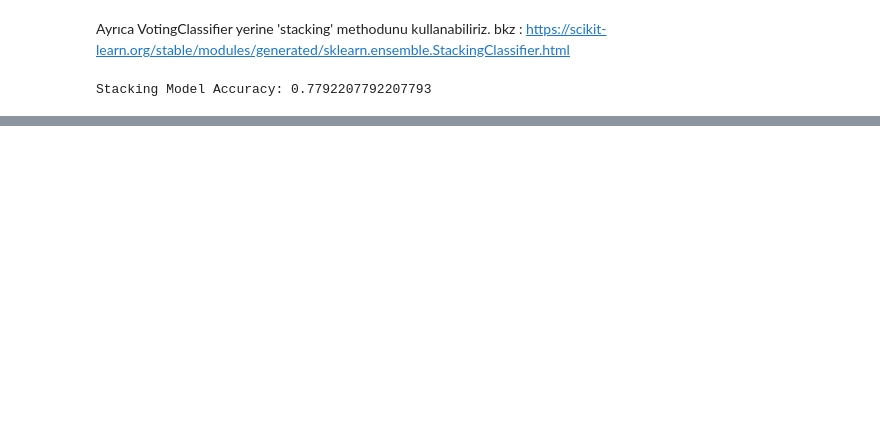
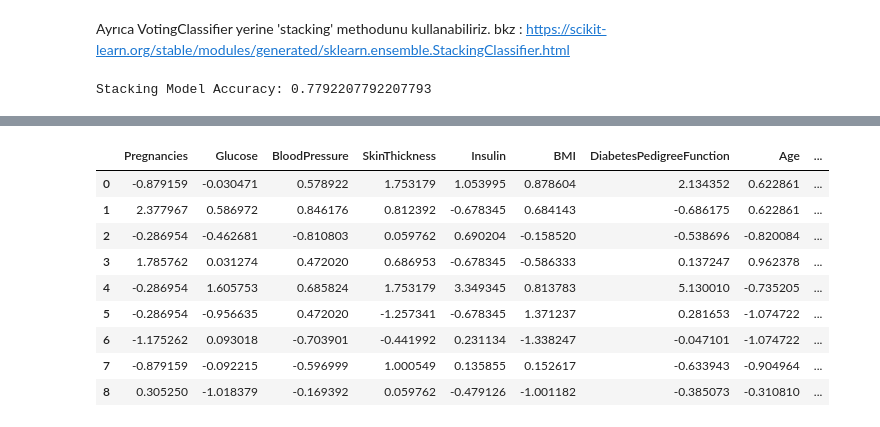
Before and after one commit to baranbingol1/ml-projects, a Jupyter notebook: Diyabet Veriseti Analiz ve Modelleme.ipynb, the cells around one changed output, grey strips where cells are left out. Saved outputs shown, nothing was run; the diff lists cells and outputs as text; code cells hidden in the pictures; blank space fills up the shorter version.

Commit message:
derin öğrenme kısmı eklendi

```diff
--- a/Diyabet Veriseti Analiz ve Modelleme.ipynb
+++ b/Diyabet Veriseti Analiz ve Modelleme.ipynb
@@ -453,0 +485,5 @@ plt.title('Gradient Boosting Classifier Öznitelik Önemleri');
+# %%
+# derin öğrenme modeli
+learn = tabular_learner(dls, metrics=accuracy)
+# modeli eğitelim
+learn.fit_one_cycle(5)
@@ -453,0 +497,3 @@ plt.title('Gradient Boosting Classifier Öznitelik Önemleri');
+# %%
+learn.show_results()
+# %% [output]
@@ -453,0 +501,10 @@ plt.title('Gradient Boosting Classifier Öznitelik Önemleri');
+|  | Pregnancies | Glucose | BloodPressure | SkinThickness | Insulin | BMI | DiabetesPedigreeFunction | Age | ... |
+| 0 | -0.879159 | -0.030471 | 0.578922 | 1.753179 | 1.053995 | 0.878604 | 2.134352 | 0.622861 | ... |
+| 1 | 2.377967 | 0.586972 | 0.846176 | 0.812392 | -0.678345 | 0.684143 | -0.686175 | 0.622861 | ... |
+| 2 | -0.286954 | -0.462681 | -0.810803 | 0.059762 | 0.690204 | -0.158520 | -0.538696 | -0.820084 | ... |
+| 3 | 1.785762 | 0.031274 | 0.472020 | 0.686953 | -0.678345 | -0.586333 | 0.137247 | 0.962378 | ... |
+| 4 | -0.286954 | 1.605753 | 0.685824 | 1.753179 | 3.349345 | 0.813783 | 5.130010 | -0.735205 | ... |
+| 5 | -0.286954 | -0.956635 | 0.472020 | -1.257341 | -0.678345 | 1.371237 | 0.281653 | -1.074722 | ... |
+| 6 | -1.175262 | 0.093018 | -0.703901 | -0.441992 | 0.231134 | -1.338247 | -0.047101 | -1.074722 | ... |
+| 7 | -0.879159 | -0.092215 | -0.596999 | 1.000549 | 0.135855 | 0.152617 | -0.633943 | -0.904964 | ... |
+| 8 | 0.305250 | -1.018379 | -0.169392 | 0.059762 | -0.479126 | -1.001182 | -0.385073 | -0.310810 | ... |
```
Also changed, not shown: parts of 10 cells of this notebook.
